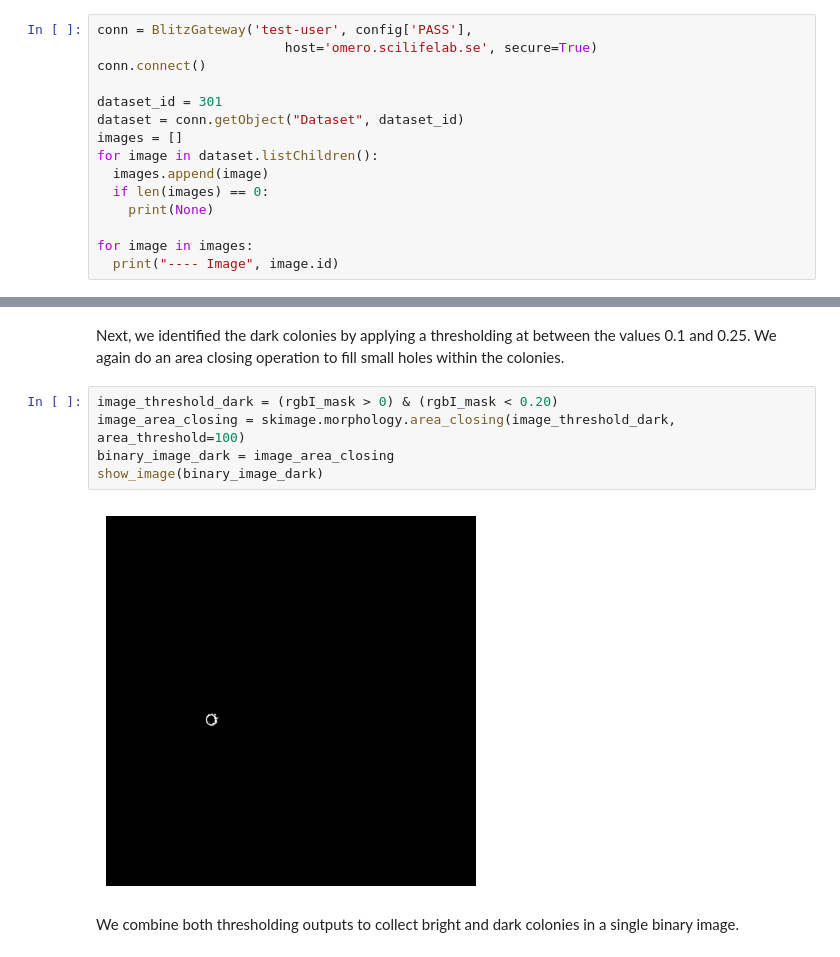
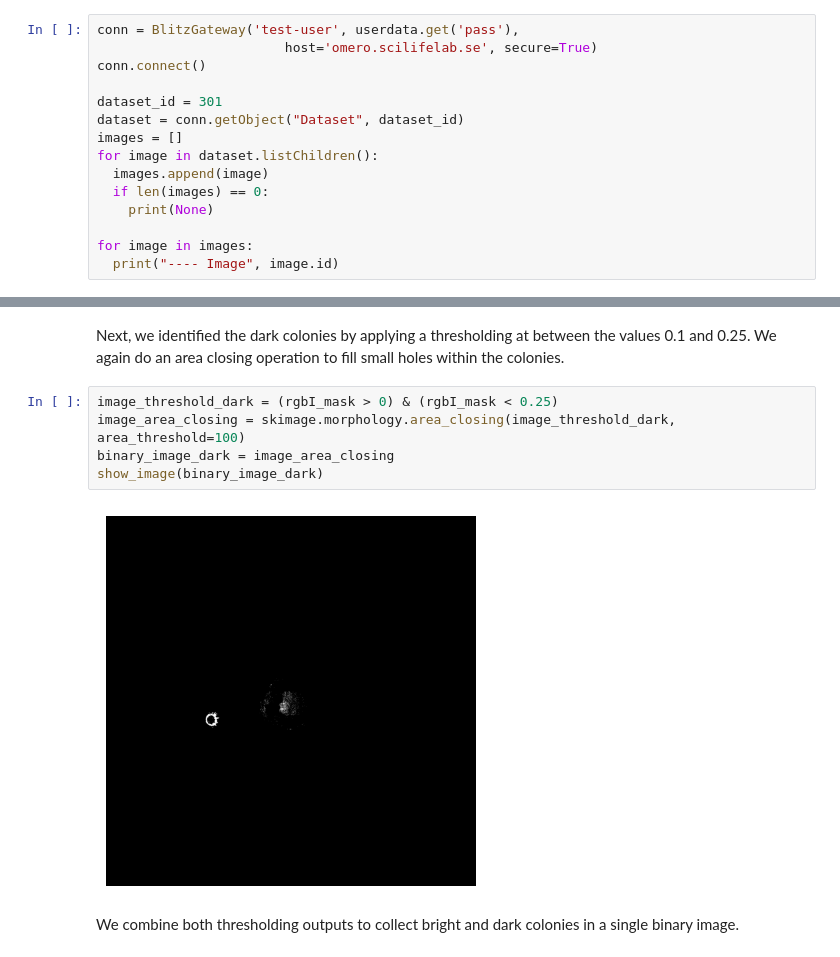
Before and after one commit to ScilifelabDataCentre/omero-workshops, a Jupyter notebook: WCMTM_ScienceDay2025_workshop/IDBacteriaColonies_omerofetched_dgarcia.ipynb, the cells around one changed output, grey strips where cells are left out. Cells and saved outputs as stored; diff of their text form.

```diff
--- a/WCMTM_ScienceDay2025_workshop/IDBacteriaColonies_omerofetched_dgarcia.ipynb
+++ b/WCMTM_ScienceDay2025_workshop/IDBacteriaColonies_omerofetched_dgarcia.ipynb
@@ -84,7 +78,7 @@ def show_image(image, cmap_type='gray'):
 ### 1. Fetching data from OMERO server
 First we will fetch the data from the OMERO server.
 # %%
-conn = BlitzGateway('test-user', config['PASS'],
+conn = BlitzGateway('test-user', userdata.get('pass'),
                         host='omero.scilifelab.se', secure=True)
 conn.connect()
 
@@ -179,12 +173,12 @@ show_image(binary_image_bright)
 # %% [markdown]
 Next, we identified the dark colonies by applying a thresholding at between the values 0.1 and 0.25. We again do an area closing operation to fill small holes within the colonies.
 # %%
-image_threshold_dark = (rgbI_mask > 0) & (rgbI_mask < 0.20)
+image_threshold_dark = (rgbI_mask > 0) & (rgbI_mask < 0.25)
 image_area_closing = skimage.morphology.area_closing(image_threshold_dark, area_threshold=100)
 binary_image_dark = image_area_closing
 show_image(binary_image_dark)
 # %% [output]
-[figure, old version]
+[figure, new version]
 # %% [markdown]
 We combine both thresholding outputs to collect bright and dark colonies in a single binary image.
 # %%
```
Also changed, not shown: parts of 9 cells of this notebook, 2 other files.
